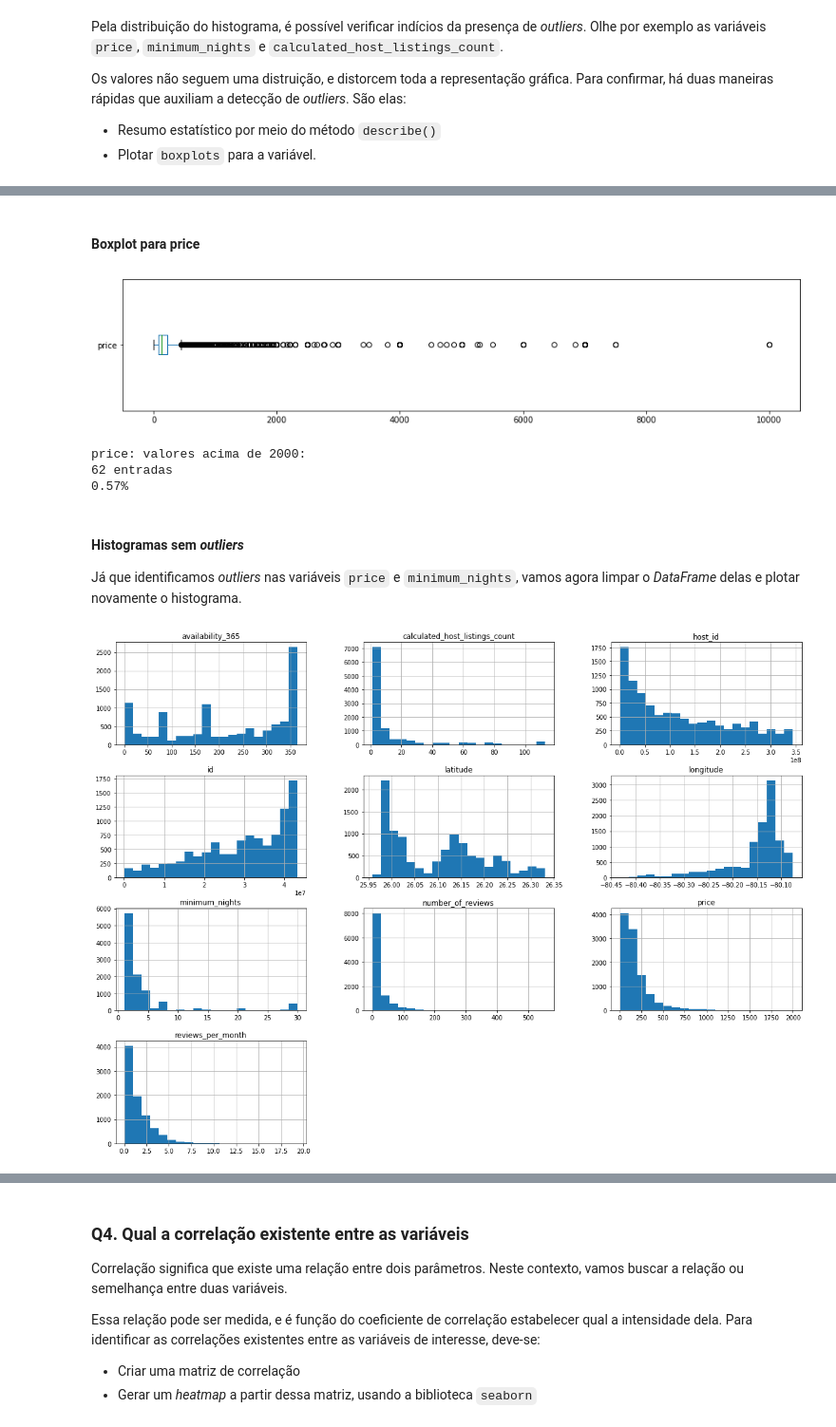
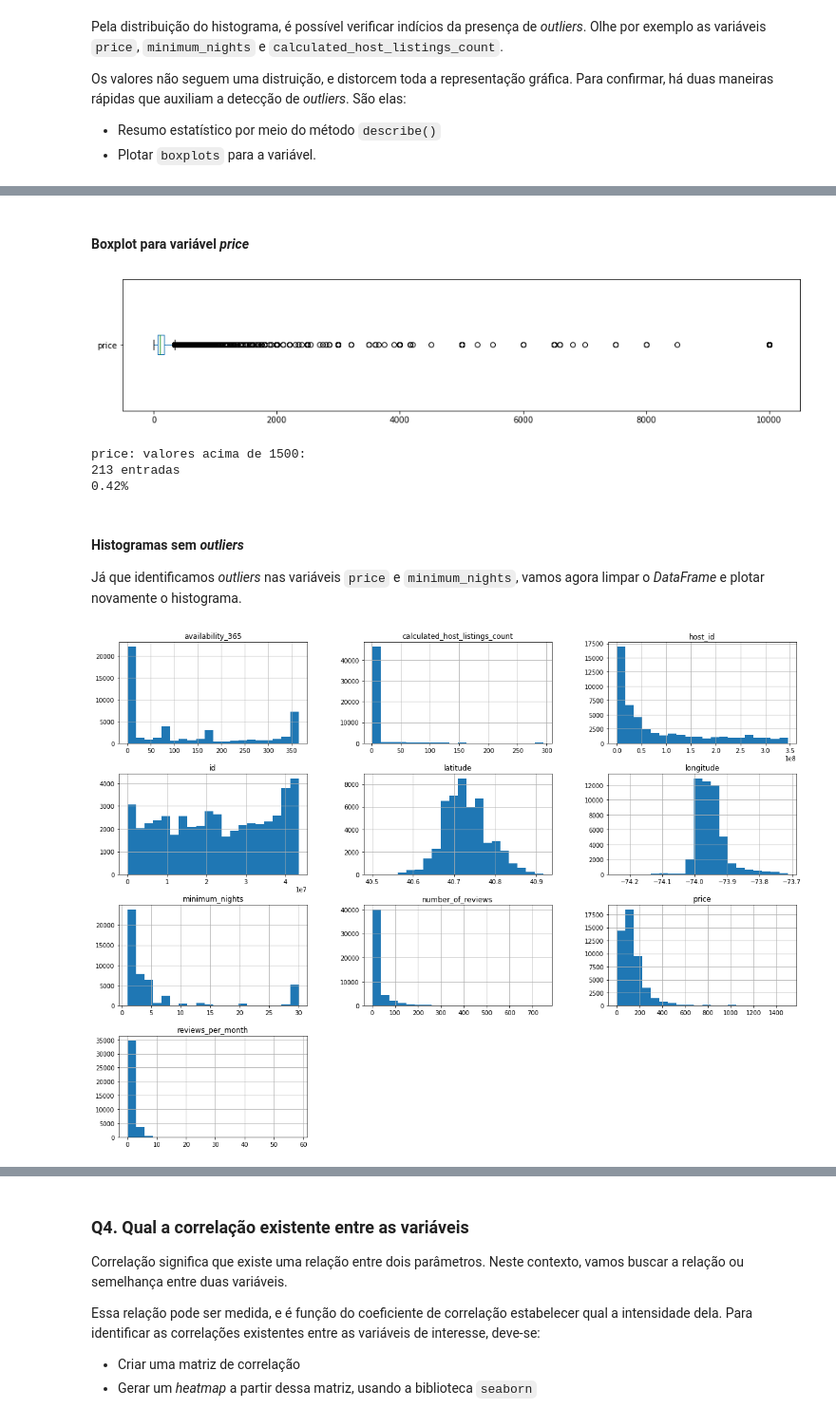
Before and after one commit to lorenaleite/data_science, a Jupyter notebook: Analisando_os_Dados_do_Airbnb_(Flórida).ipynb, the cells around one changed output, grey strips where cells are left out. Shown at 95% size. Drawn from its saved outputs; the diff is of its cells as text; code cells hidden in the pictures.

```diff
--- a/Analisando_os_Dados_do_Airbnb_(Flórida).ipynb
+++ b/Analisando_os_Dados_do_Airbnb_(Flórida).ipynb
@@ -42,4 +42,4 @@ import seaborn as sns
 %matplotlib inline
 # %%
 # importar o arquivo listings.csv para um DataFrame
-df = pd.read_csv("http://data.insideairbnb.com/united-states/fl/broward-county/2020-04-25/visualisations/listings.csv")
+df = pd.read_csv("http://data.insideairbnb.com/united-states/ny/new-york-city/2020-05-06/visualisations/listings.csv")
@@ -229,35 +220,33 @@ minimum_nights: valores acima de 30:
 # %% [markdown]
-#### Boxplot para price
+#### Boxplot para variável *price*
 # %%
 # price
 df.price.plot(kind='box', vert=False, figsize=(15, 3),)
 plt.show()
 
-# ver quantidade de valores acima de 2000 para price
-print("\nprice: valores acima de 2000:")
-print("{} entradas".format(len(df[df.price > 2000])))
-print("{:.2f}%".format((len(df[df.price > 2000]) / df.shape[0])*100))
+# ver quantidade de valores acima de 1500 para price
+print("\nprice: valores acima de 1500:")
+print("{} entradas".format(len(df[df.price > 1500])))
+print("{:.2f}%".format((len(df[df.price > 1500]) / df.shape[0])*100))
 
 # df.price.plot(kind='box', vert=False, xlim=(0,1300), figsize=(15,3));
 # %% [output]
-[figure, old version]
+[figure, new version]
-price: valores acima de 2000:
-62 entradas
-0.57%
+price: valores acima de 1500:
+213 entradas
+0.42%
 # %% [markdown]
 #### Histogramas sem *outliers*
 
-Já que identificamos *outliers* nas variáveis `price` e `minimum_nights`, vamos agora limpar o *DataFrame* delas e plotar novamente o histograma.
+Já que identificamos *outliers* nas variáveis `price` e `minimum_nights`, vamos agora limpar o *DataFrame* e plotar novamente o histograma.
 # %%
 # remover os *outliers* em um novo DataFrame
 df_clean = df.copy()
-df_clean.drop(df_clean[df_clean.price > 2000].index, axis=0, inplace=True)
+df_clean.drop(df_clean[df_clean.price > 1500].index, axis=0, inplace=True)
 df_clean.drop(df_clean[df_clean.minimum_nights > 30].index, axis=0, inplace=True)
 
-# remover `neighbourhood_group`, pois está vazio
-df_clean.drop('neighbourhood_group', axis=1, inplace=True)
 
 # plotar o histograma para as variáveis numéricas
 df_clean.hist(bins=20, figsize=(20,15));
 # %% [output]
-[figure, old version]
+[figure, new version]
```
Also changed, not shown: parts of 47 cells of this notebook.
